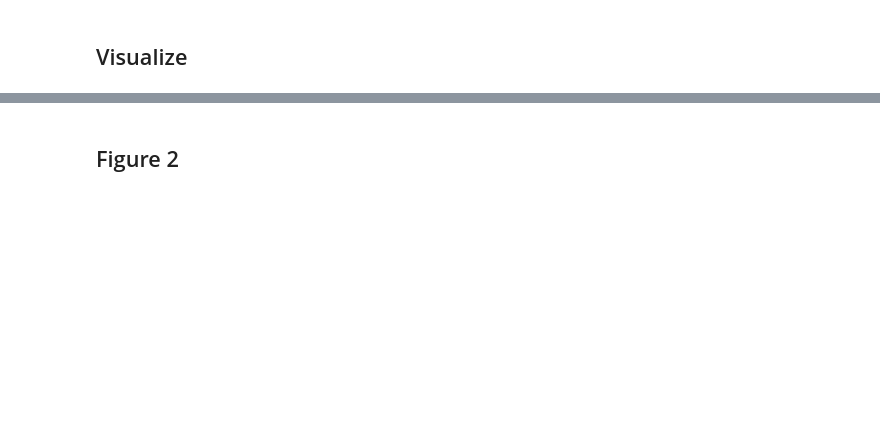
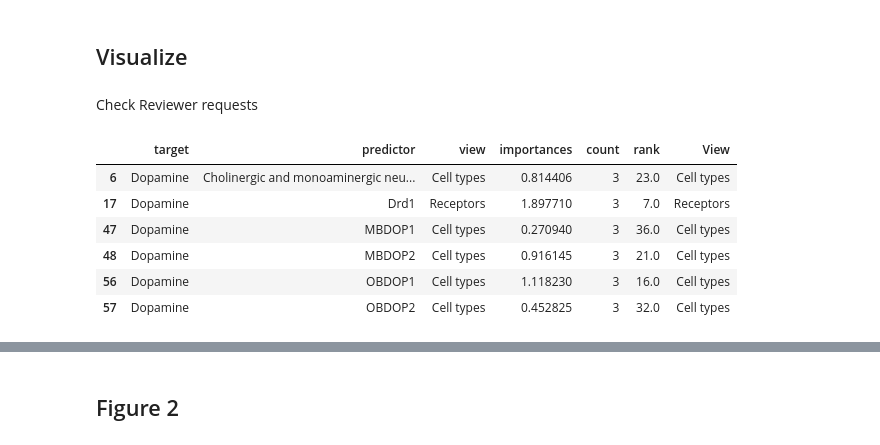
Before and after one commit to saezlab/lianaplus_manuscript, a Jupyter notebook: notebooks/sma/sma_plot.ipynb, the cells around one changed output, grey strips where cells are left out. Cells and saved outputs as stored; diff of their text form; code cells hidden in the pictures; blank space fills up the shorter version.

```diff
--- a/notebooks/sma/sma_plot.ipynb
+++ b/notebooks/sma/sma_plot.ipynb
@@ -54,3 +54,15 @@ dop_ints = (dop_ints[dop_ints['intra_group']=='intact'].
 
 dop_ints['rank'] = dop_ints.groupby('target')['importances'].rank(ascending=False)
 dop_ints['View'] = dop_ints['view']
+# %% [markdown]
+Check Reviewer requests
+# %%
+dop_ints[dop_ints['predictor'].isin(["Drd1", 'MBDOP1', 'MBDOP2', 'OBDOP1', 'OBDOP2', 'Cholinergic and monoaminergic neurons'])]
+# %% [output]
+|  | target | predictor | view | importances | count | rank | View |
+| 6 | Dopamine | Cholinergic and monoaminergic neu... | Cell types | 0.814406 | 3 | 23.0 | Cell types |
+| 17 | Dopamine | Drd1 | Receptors | 1.897710 | 3 | 7.0 | Receptors |
+| 47 | Dopamine | MBDOP1 | Cell types | 0.270940 | 3 | 36.0 | Cell types |
+| 48 | Dopamine | MBDOP2 | Cell types | 0.916145 | 3 | 21.0 | Cell types |
+| 56 | Dopamine | OBDOP1 | Cell types | 1.118230 | 3 | 16.0 | Cell types |
+| 57 | Dopamine | OBDOP2 | Cell types | 0.452825 | 3 | 32.0 | Cell types |
```
Also changed, not shown: parts of 11 cells of this notebook, 4 other files.
